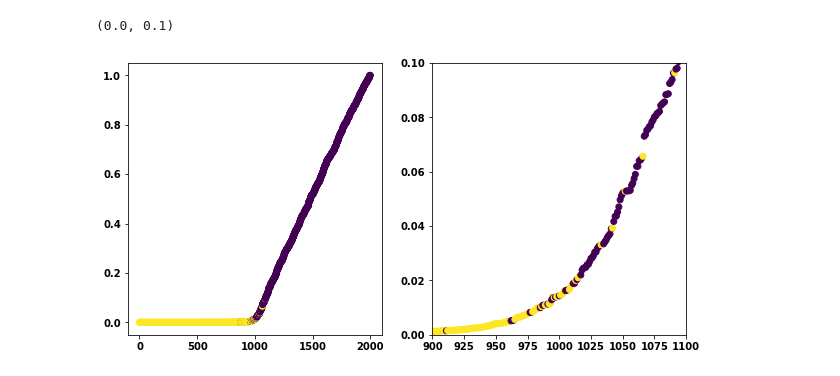
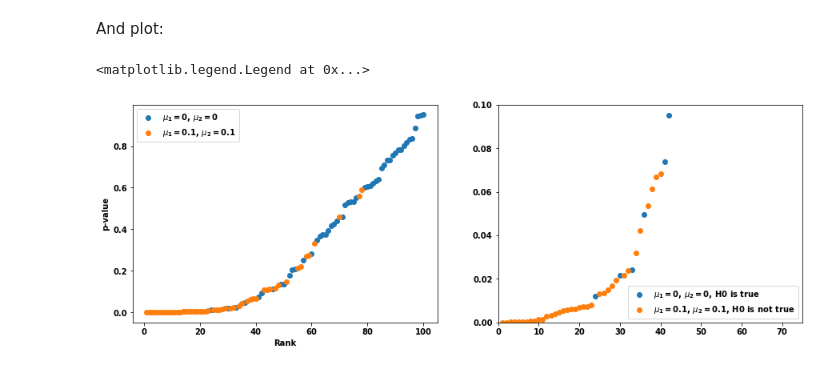
Before and after one commit to BiAPoL/Quantitative_Bio_Image_Analysis_with_Python_2022, a Jupyter notebook: docs/day3/03_statistics_and_tests/05_multiple_testing.ipynb, the cells around one changed output. Cells and saved outputs as stored; diff of their text form; code cells hidden in the pictures.

```diff
--- a/docs/day3/03_statistics_and_tests/05_multiple_testing.ipynb
+++ b/docs/day3/03_statistics_and_tests/05_multiple_testing.ipynb
@@ -5,12 +16,3 @@ import matplotlib.pyplot as plt
 # %%
 def gaussian(x, mean, sigma):
     return 1/np.sqrt(2*np.pi*sigma**2) * np.exp(-(x-mean)**2/sigma**2)
-# %%
-mean1 = 0
-mean2 = 0
-mean3 = 0.2
-sigma1 = 1
-sigma2 = 1
-sigma3 = 1
-n_repeats=1000
-x = np.linspace(-3, 3, 1000)
@@ -53,15 +86,7 @@ axes[1].legend()
 # %%
-results = results12 + results13
+pvalues = pvalues12 + pvalues13
 ids = [0] * n_repeats + [1] * n_repeats
-results_sorted = np.sort(results)
-ids_sorted = np.asarray(ids)[np.argsort(results)]
+results_sorted = np.sort(pvalues)
+ids_sorted = np.asarray(ids)[np.argsort(pvalues)]
+
+ranks = stats.rankdata(results_sorted)
-# %%
-ranks = stats.rankdata(results_sorted)
-fig, axes = plt.subplots(ncols=2, figsize=(10,5))
-axes[0].scatter(ranks, results_sorted, c=ids_sorted)
-axes[1].scatter(ranks, results_sorted, c=ids_sorted)
-axes[1].set_xlim(900, 1100)
-axes[1].set_ylim(0, 0.1)
-# %% [output]
-(0.0, 0.1)
-[figure, removed]
@@ -69,0 +93,22 @@ KüNsTliChe IntElLiGenZ
+# %% [markdown]
+And plot:
+# %%
+fig, axes = plt.subplots(ncols=2, figsize=(15,5))
+axes[0].scatter(ranks[np.argwhere(ids_sorted==0).squeeze()], results_sorted[np.argwhere(ids_sorted==0).squeeze()],
+           label=f'$\\mu_1=${mean1}, $\\mu_2=${mean2}')
+axes[0].scatter(ranks[np.argwhere(ids_sorted==1).squeeze()], results_sorted[np.argwhere(ids_sorted==1).squeeze()],
+           label=f'$\\mu_1=${mean3}, $\\mu_2=${mean3}')
+axes[0].set_xlabel('Rank')
+axes[0].set_ylabel('p-value')
+axes[0].legend()
+
+axes[1].scatter(ranks[np.argwhere(ids_sorted==0).squeeze()], results_sorted[np.argwhere(ids_sorted==0).squeeze()],
+           label=f'$\\mu_1=${mean1}, $\\mu_2=${mean2}, H0 is true')
+axes[1].scatter(ranks[np.argwhere(ids_sorted==1).squeeze()], results_sorted[np.argwhere(ids_sorted==1).squeeze()],
+           label=f'$\\mu_1=${mean3}, $\\mu_2=${mean3}, H0 is not true')
+axes[1].set_xlim(0, 75)
+axes[1].set_ylim(0, 0.1)
+axes[1].legend()
+# %% [output]
+<matplotlib.legend.Legend at 0x...>
+[figure, added]
```
Also changed, not shown: parts of 21 cells of this notebook.
